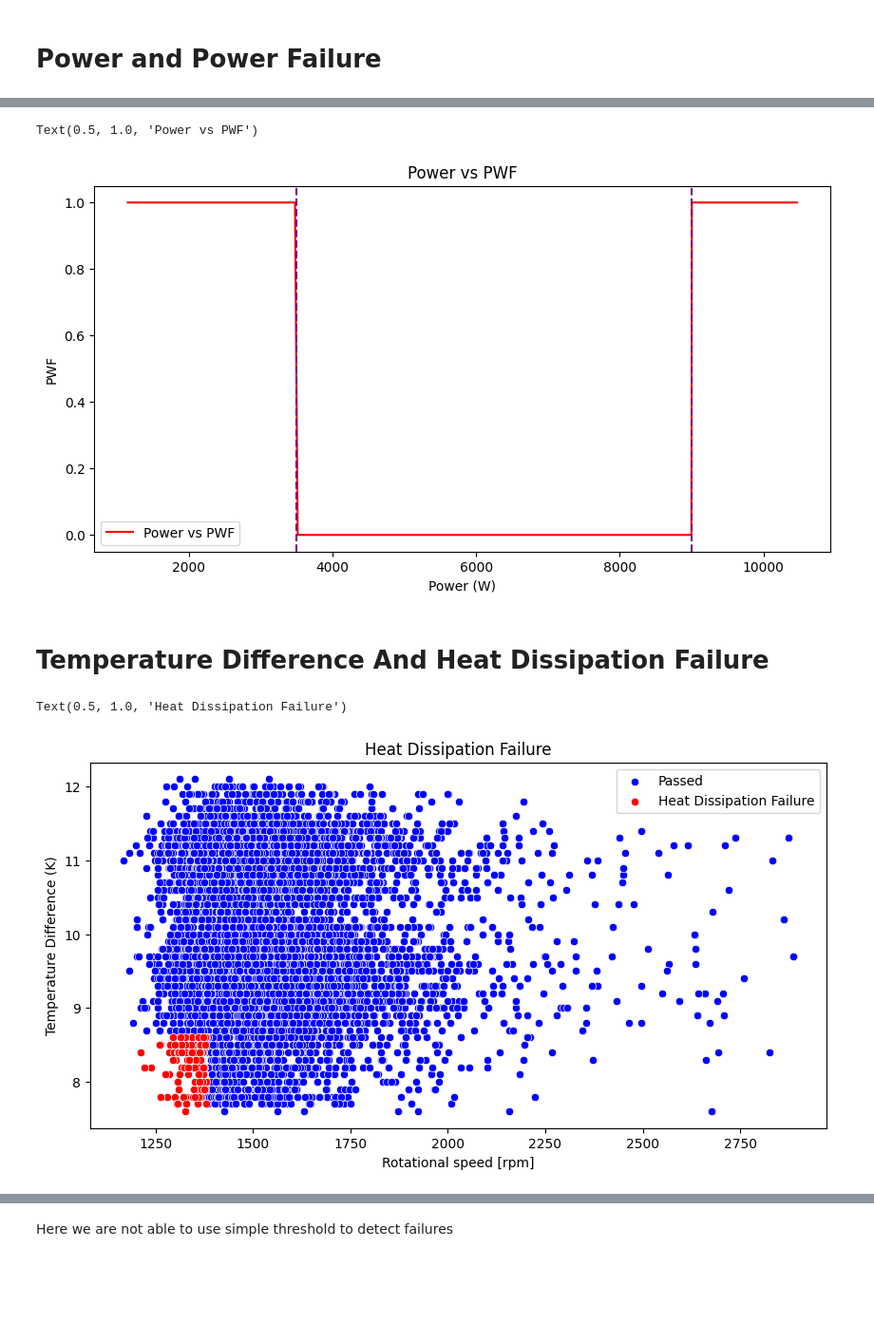
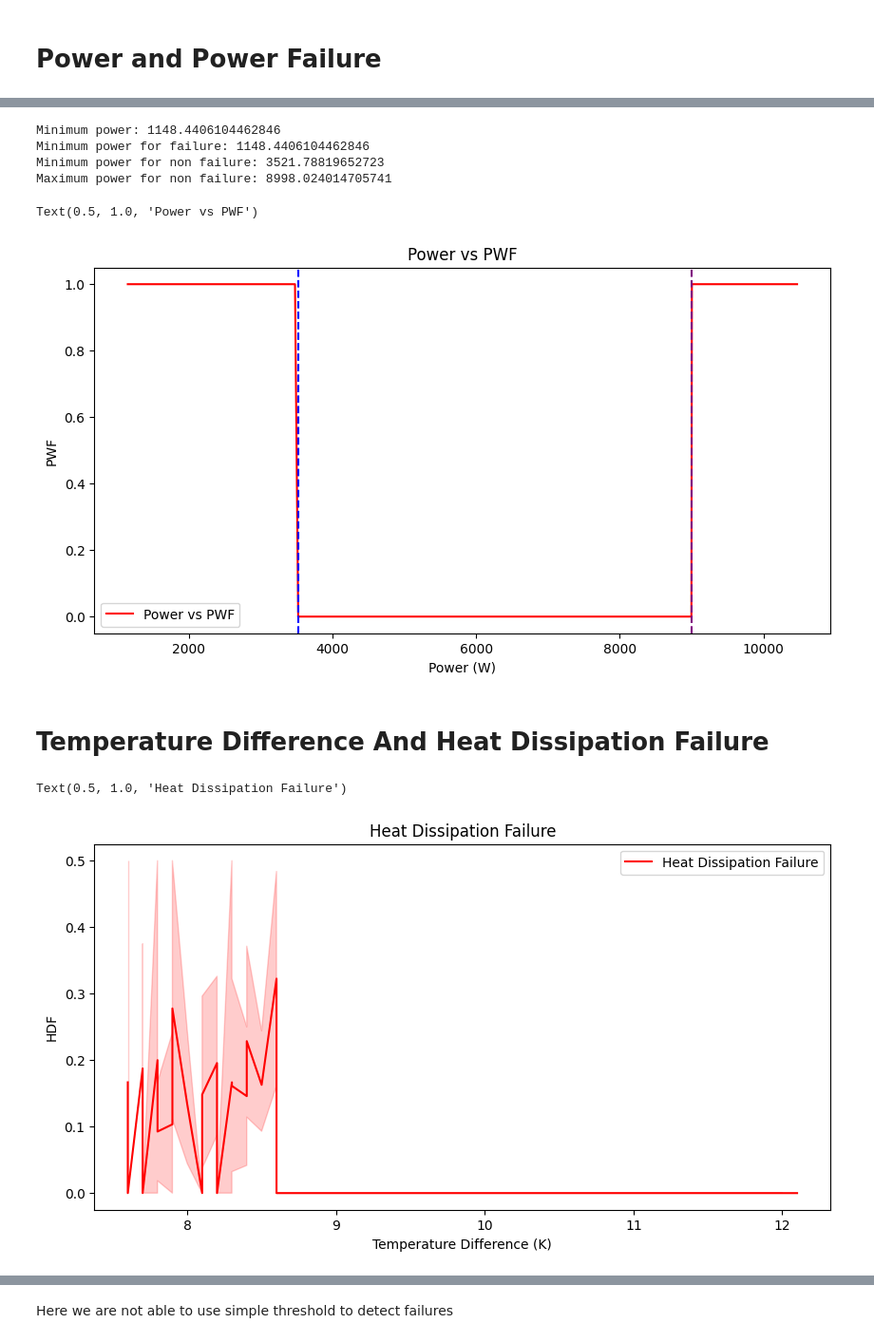
Before and after one commit to raymondsamalo/ITI113-Machine-Learning-Operations-Project, a Jupyter notebook: AI4I-2020/1.2_New_Features.ipynb, the cells around one changed output, grey strips where cells are left out. Shown at 95% size. Cells and saved outputs as stored; diff of their text form; code cells hidden in the pictures; blank space fills up the shorter version.

Commit message:
threshold on train only

```diff
--- a/AI4I-2020/1.2_New_Features.ipynb
+++ b/AI4I-2020/1.2_New_Features.ipynb
@@ -74,13 +78,27 @@ df['Power (W)'] = df['Rotational speed [rpm]'] * df['Torque [Nm]'] * 2 * np.pi /
+# %%
+min_power=df_train['Power (W)'].min()
+min_power_for_failure=df_train[df_train['PWF'] == 1]['Power (W)'].min()
+print(f'Minimum power: {min_power}')
+print(f'Minimum power for failure: {min_power_for_failure}')
+min_power_for_non_failure=df_train[df_train['PWF'] == 0]['Power (W)'].min()
+print(f'Minimum power for non failure: {min_power_for_non_failure}')
+max_power_for_non_failure=df_train[df_train['PWF'] == 0]['Power (W)'].max()
+print(f'Maximum power for non failure: {max_power_for_non_failure}')
+# %% [output]
+Minimum power: 1148.4406104462846
+Minimum power for failure: 1148.4406104462846
+Minimum power for non failure: 3521.78819652723
+Maximum power for non failure: 8998.024014705741
 # %%
 plt.figure(figsize=(10, 5))
-sns.lineplot(data=df, x='Power (W)', y='PWF', color='red', label='Power vs PWF')
-plt.axvline(3500, color='purple', linestyle='--', label='Power 3500W')
-plt.axvline(9000, color='purple', linestyle='--', label='Power 9000W')
+sns.lineplot(data=df_train, x='Power (W)', y='PWF', color='red', label='Power vs PWF')
+plt.axvline(x=min_power_for_non_failure, color='blue', linestyle='--', label=f'Min Power for Non Failure {min_power_for_non_failure}')
+plt.axvline(x=max_power_for_non_failure, color='purple', linestyle='--', label=f'Max Power for Non Failure {max_power_for_non_failure}')
 plt.xlabel('Power (W)')
 plt.ylabel('PWF')
 plt.title('Power vs PWF')
 # %% [output]
 Text(0.5, 1.0, 'Power vs PWF')
-[figure, old version]
+[figure, new version]
 # %% [markdown]
 # Temperature Difference And Heat Dissipation Failure
@@ -89,10 +105,7 @@ df['Temperature Difference (K)'] = df['Process temperature [K]'] - df['Air tempe
 # %%
 plt.figure(figsize=(10, 5))
-sns.scatterplot(data=df[df['HDF']==0], x='Rotational speed [rpm]', y='Temperature Difference (K)', color='blue', label='Passed')
-sns.scatterplot(data=df[df['HDF']==1], x='Rotational speed [rpm]', y='Temperature Difference (K)', color='red', label='Heat Dissipation Failure')
-plt.xlabel('Rotational speed [rpm]')
-plt.ylabel('Temperature Difference (K)')
+sns.lineplot(data=df_train, x='Temperature Difference (K)', y='HDF', color='red', label='Heat Dissipation Failure')
 plt.title('Heat Dissipation Failure')
 # %% [output]
 Text(0.5, 1.0, 'Heat Dissipation Failure')
-[figure, old version]
+[figure, new version]
```
Also changed, not shown: parts of 6 cells of this notebook.
